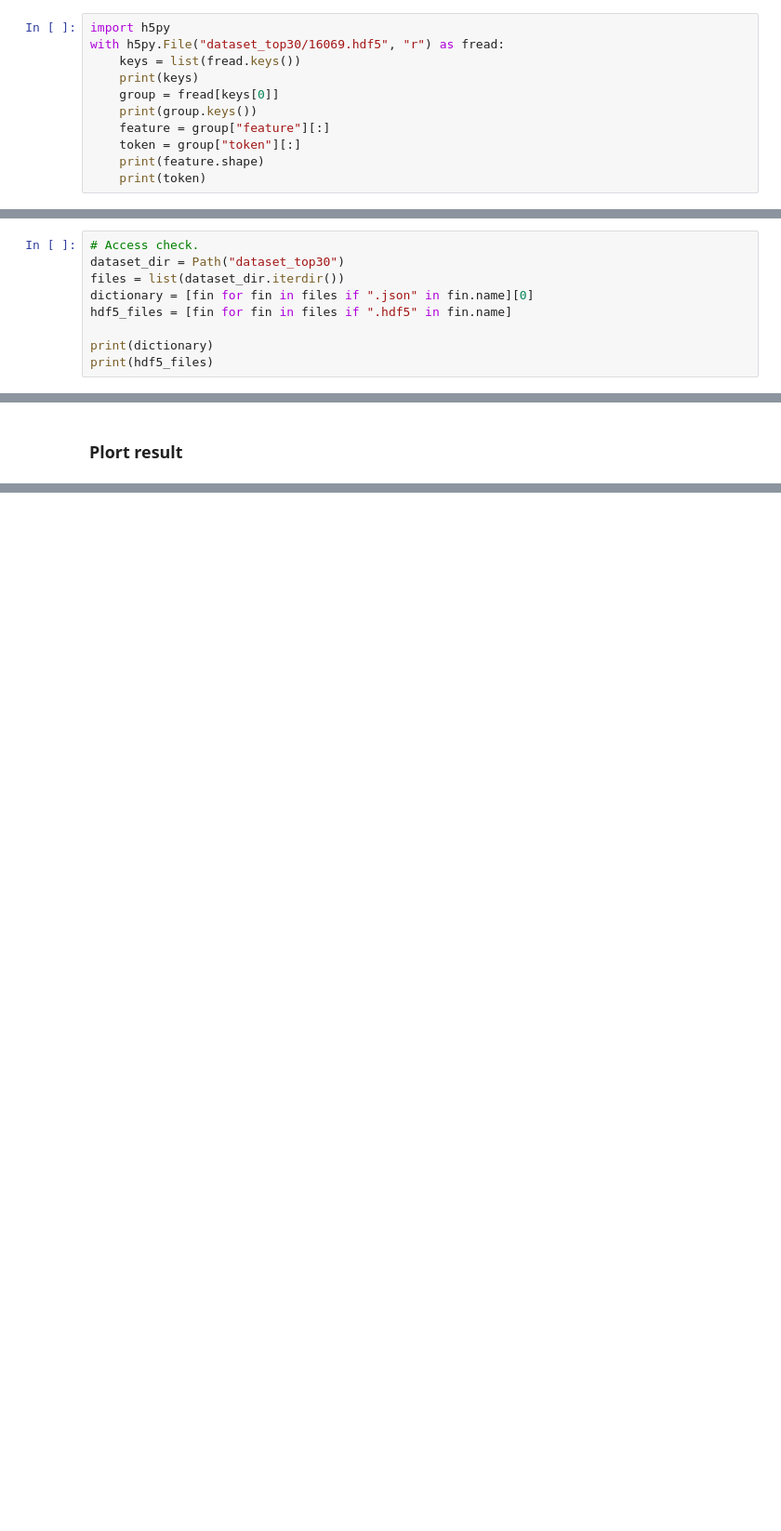
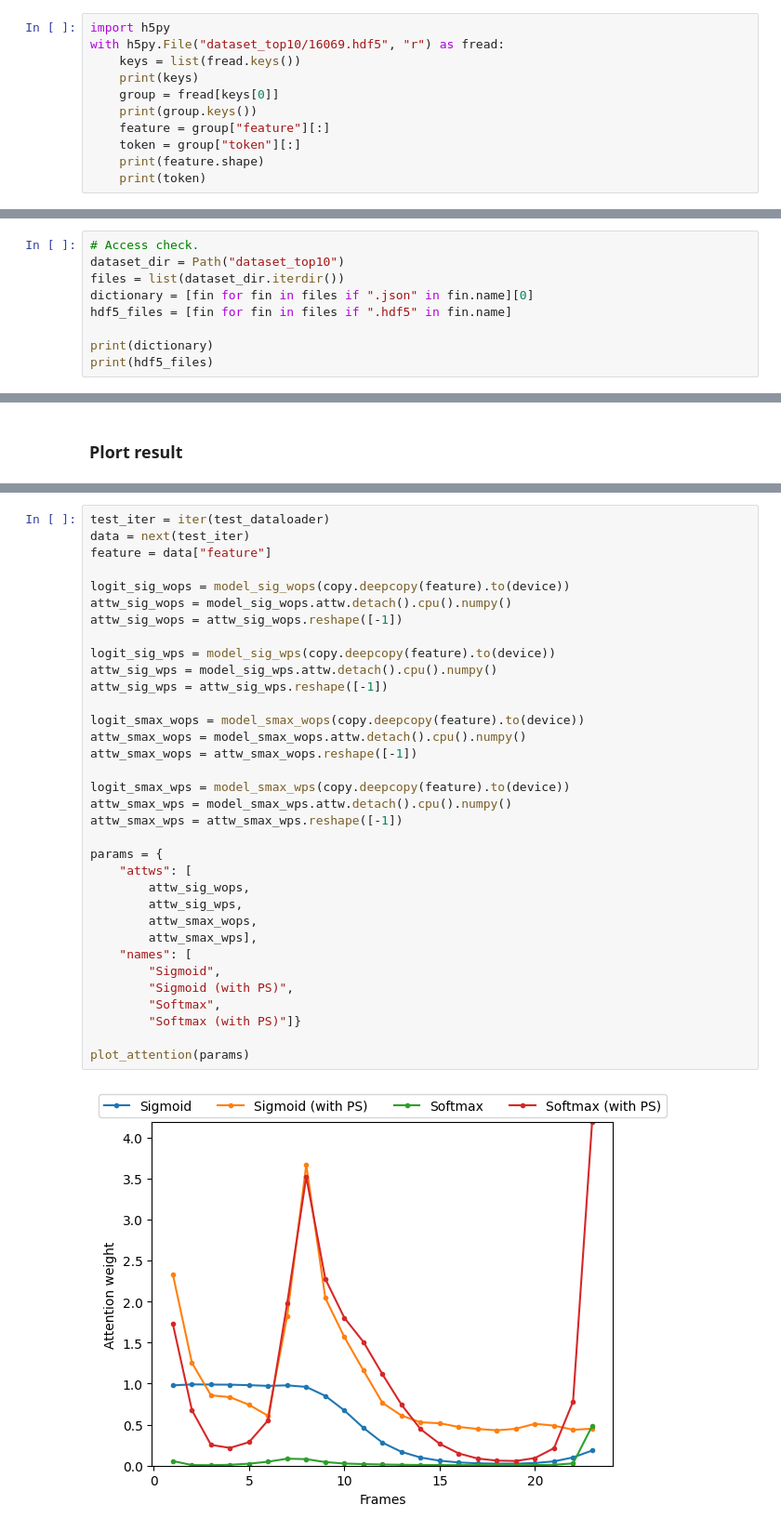
Before and after one commit to takayama-rado/trado_samples, a Jupyter notebook: colab_files/gislr_simple_attention.ipynb, the cells around one changed output, grey strips where cells are left out. Shown at 93% size. Cells and saved outputs as stored; diff of their text form; blank space fills up the shorter version.

```diff
--- a/colab_files/gislr_simple_attention.ipynb
+++ b/colab_files/gislr_simple_attention.ipynb
@@ -70,7 +65,7 @@ Modification
 - Packaged into HDF5 format.
 # %%
 import h5py
-with h5py.File("dataset_top30/16069.hdf5", "r") as fread:
+with h5py.File("dataset_top10/16069.hdf5", "r") as fread:
     keys = list(fread.keys())
     print(keys)
     group = fread[keys[0]]
@@ -319,7 +407,7 @@ class RNNISLR(nn.Module):
 ## Sanity check
 # %%
 # Access check.
-dataset_dir = Path("dataset_top30")
+dataset_dir = Path("dataset_top10")
 files = list(dataset_dir.iterdir())
 dictionary = [fin for fin in files if ".json" in fin.name][0]
 hdf5_files = [fin for fin in files if ".hdf5" in fin.name]
@@ -1077,0 +992,36 @@ plt.show()
+# %%
+test_iter = iter(test_dataloader)
+data = next(test_iter)
+feature = data["feature"]
+
+logit_sig_wops = model_sig_wops(copy.deepcopy(feature).to(device))
+attw_sig_wops = model_sig_wops.attw.detach().cpu().numpy()
+attw_sig_wops = attw_sig_wops.reshape([-1])
+
+logit_sig_wps = model_sig_wps(copy.deepcopy(feature).to(device))
+attw_sig_wps = model_sig_wps.attw.detach().cpu().numpy()
+attw_sig_wps = attw_sig_wps.reshape([-1])
+
+logit_smax_wops = model_smax_wops(copy.deepcopy(feature).to(device))
+attw_smax_wops = model_smax_wops.attw.detach().cpu().numpy()
+attw_smax_wops = attw_smax_wops.reshape([-1])
+
+logit_smax_wps = model_smax_wps(copy.deepcopy(feature).to(device))
+attw_smax_wps = model_smax_wps.attw.detach().cpu().numpy()
+attw_smax_wps = attw_smax_wps.reshape([-1])
+
+params = {
+    "attws": [
+        attw_sig_wops,
+        attw_sig_wps,
+        attw_smax_wops,
+        attw_smax_wps],
+    "names": [
+        "Sigmoid",
+        "Sigmoid (with PS)",
+        "Softmax",
+        "Softmax (with PS)"]}
+
+plot_attention(params)
+# %% [output]
+[figure, added]
```
Also changed, not shown: parts of 56 cells of this notebook.
